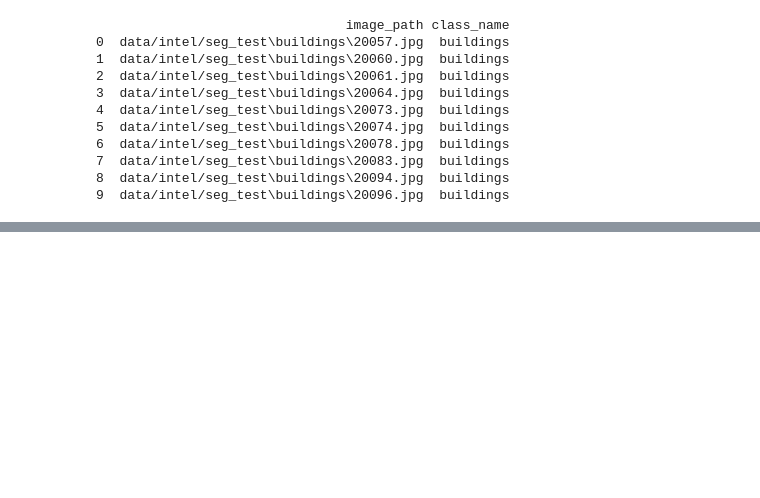
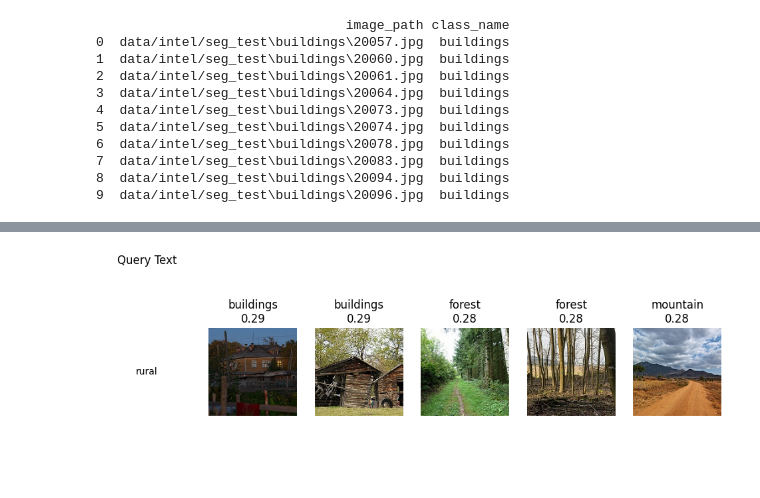
Before and after one commit to shashwatsrv/image-search, a Jupyter notebook: search_s2.ipynb, the cells around one changed output, grey strips where cells are left out. Drawn from its saved outputs; the diff is of its cells as text; code cells hidden in the pictures; blank space fills up the shorter version.

```diff
--- a/search_s2.ipynb
+++ b/search_s2.ipynb
@@ -26,0 +74,5 @@ print(df.head(10))
+# %%
+results = search("rural")
+show_results("rural", results)
+# %% [output]
+[figure, added]
```
Also changed, not shown: parts of 12 cells of this notebook, 2 other files.
